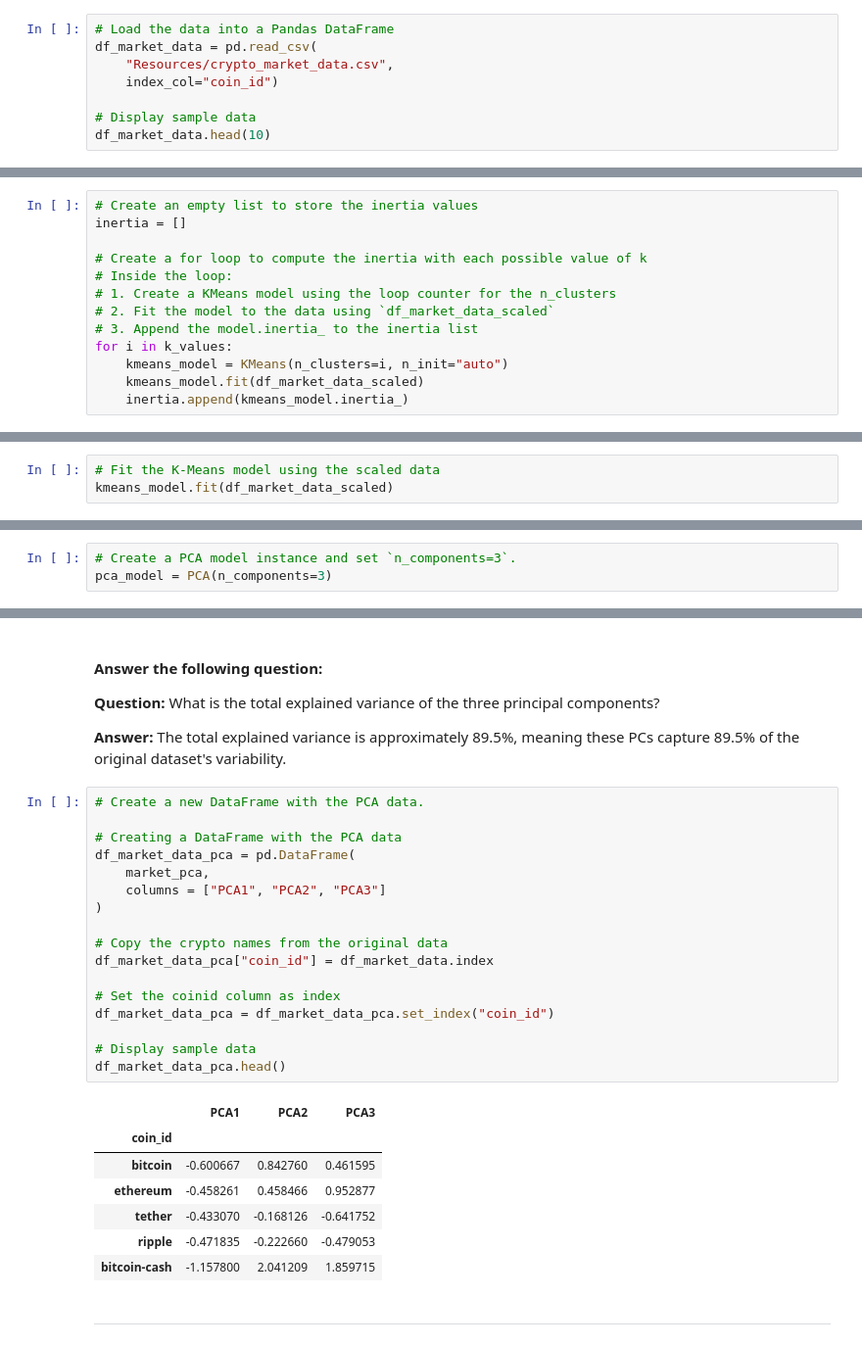
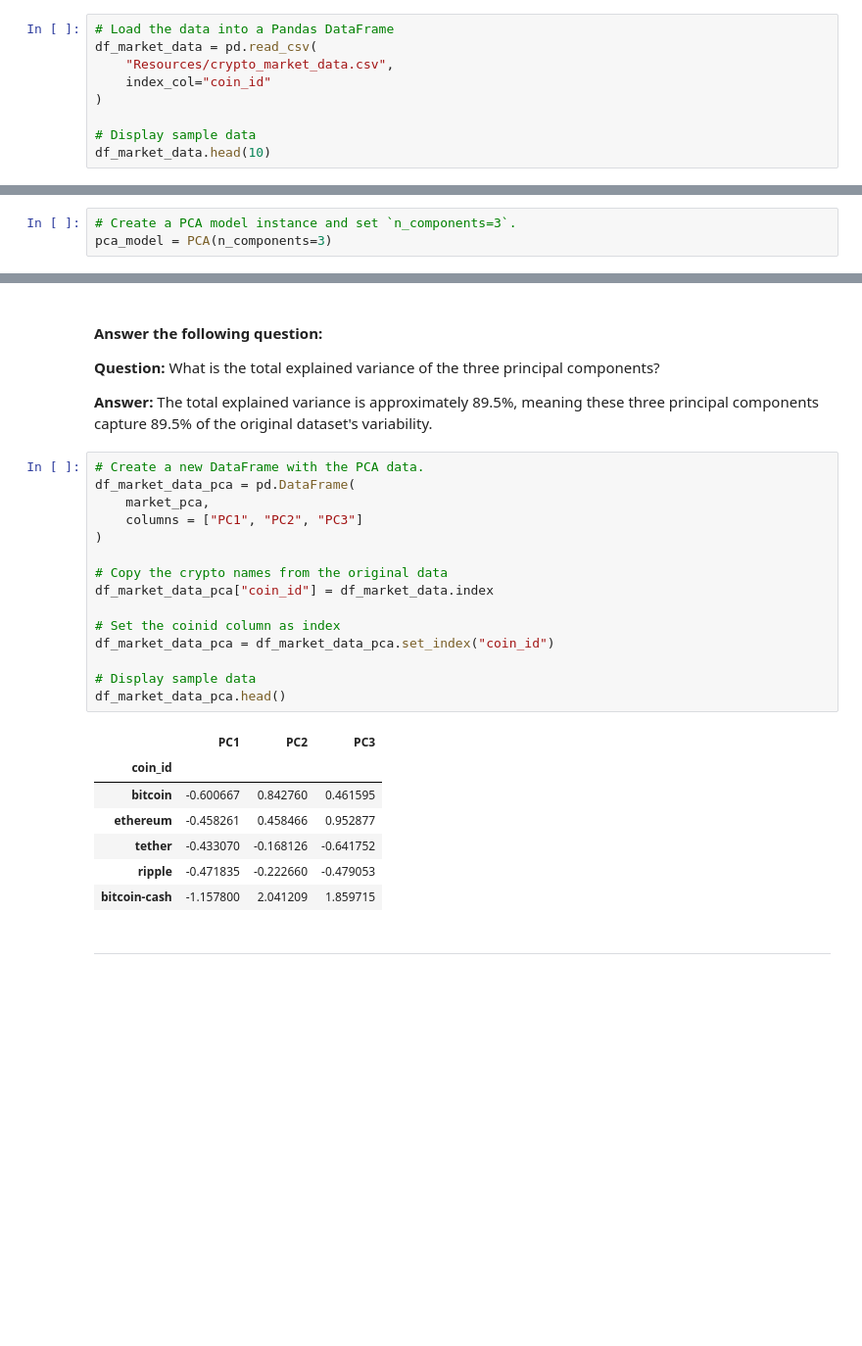
Before and after one commit to alyssahondrade/CryptoClustering, a Jupyter notebook: Crypto_Clustering_starter_code.ipynb, the cells around one changed output, grey strips where cells are left out. Shown at 98% size. Drawn from its saved outputs; the diff is of its cells as text; blank space fills up the shorter version.

```diff
--- a/Crypto_Clustering_starter_code.ipynb
+++ b/Crypto_Clustering_starter_code.ipynb
@@ -13,7 +13,8 @@ from sklearn.preprocessing import StandardScaler
 # Load the data into a Pandas DataFrame
 df_market_data = pd.read_csv(
     "Resources/crypto_market_data.csv",
-    index_col="coin_id")
+    index_col="coin_id"
+)
 
 # Display sample data
 df_market_data.head(10)
@@ -136,13 +145,0 @@ k_values = list(range(1,11))
-# %%
-# Create an empty list to store the inertia values
-inertia = []
-
-# Create a for loop to compute the inertia with each possible value of k
-# Inside the loop:
-# 1. Create a KMeans model using the loop counter for the n_clusters
-# 2. Fit the model to the data using `df_market_data_scaled`
-# 3. Append the model.inertia_ to the inertia list
-for i in k_values:
-    kmeans_model = KMeans(n_clusters=i, n_init="auto")
-    kmeans_model.fit(df_market_data_scaled)
-    inertia.append(kmeans_model.inertia_)
@@ -181,3 +155,0 @@ kmeans_model = KMeans(n_clusters=5, n_init="auto")
-# %%
-# Fit the K-Means model using the scaled data
-kmeans_model.fit(df_market_data_scaled)
@@ -262,26 +262,24 @@ Total Explained Variance: 0.8950316570309842
 
 **Question:** What is the total explained variance of the three principal components?
 
-**Answer:** The total explained variance is approximately 89.5%, meaning these PCs capture 89.5% of the original dataset's variability.
+**Answer:** The total explained variance is approximately 89.5%, meaning these three principal components capture 89.5% of the original dataset's variability.
 # %%
 # Create a new DataFrame with the PCA data.
-
-# Creating a DataFrame with the PCA data
 df_market_data_pca = pd.DataFrame(
     market_pca,
-    columns = ["PCA1", "PCA2", "PCA3"]
+    columns = ["PC1", "PC2", "PC3"]
 )
 
 # Copy the crypto names from the original data
 df_market_data_pca["coin_id"] = df_market_data.index
 
 # Set the coinid column as index
 df_market_data_pca = df_market_data_pca.set_index("coin_id")
 
 # Display sample data
 df_market_data_pca.head()
 # %% [output]
-|  | PCA1 | PCA2 | PCA3 |
+|  | PC1 | PC2 | PC3 |
 | coin_id |  |  |  |
 | bitcoin | -0.600667 | 0.842760 | 0.461595 |
 | ethereum | -0.458261 | 0.458466 | 0.952877 |
```
Also changed, not shown: parts of 33 cells of this notebook.
